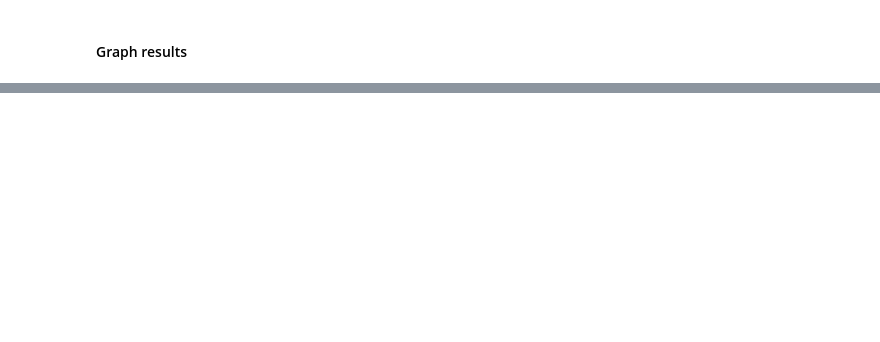
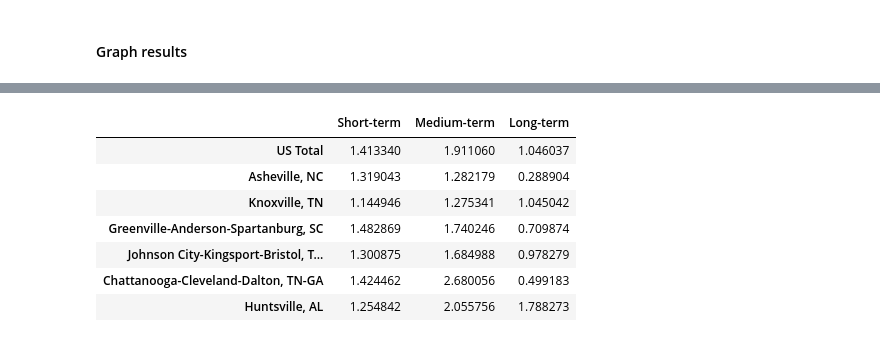
Before and after one commit to bdecon/blog_posts, a Jupyter notebook: Southern_Six/Southern_Six_6.ipynb, the cells around one changed output, grey strips where cells are left out. Drawn from its saved outputs; the diff is of its cells as text; code cells hidden in the pictures; blank space fills up the shorter version.

```diff
--- a/Southern_Six/Southern_Six_6.ipynb
+++ b/Southern_Six/Southern_Six_6.ipynb
@@ -80,0 +152,15 @@ results.drop('Total', axis=1).plot(kind='barh', stacked=True)
+# %%
+# Collect results for total, men, women in each area
+results = pd.DataFrame()
+for group in groups:
+    data = df.query(group[1])
+    data = data.query('AGE >= 16')
+    lf = data.loc[data['LFS'] != 'NILF', 'BASICWGT'].sum()
+    st = data.loc[data['UNEMPDUR'].between(0, 4), 'BASICWGT'].sum()
+    results.at[group[0], 'Short-term'] = st / lf * 100
+    mt = data.loc[data['UNEMPDUR'].between(5, 26), 'BASICWGT'].sum()
+    results.at[group[0], 'Medium-term'] = mt / lf * 100
+    lt = data.loc[data['UNEMPDUR'] > 26, 'BASICWGT'].sum()
+    results.at[group[0], 'Long-term'] = lt / lf * 100
+
+results['Total'] = results.sum(axis=1)
@@ -80,0 +175,11 @@ results.drop('Total', axis=1).plot(kind='barh', stacked=True)
+# %%
+results
+# %% [output]
+|  | Short-term | Medium-term | Long-term |
+| US Total | 1.413340 | 1.911060 | 1.046037 |
+| Asheville, NC | 1.319043 | 1.282179 | 0.288904 |
+| Knoxville, TN | 1.144946 | 1.275341 | 1.045042 |
+| Greenville-Anderson-Spartanburg, SC | 1.482869 | 1.740246 | 0.709874 |
+| Johnson City-Kingsport-Bristol, T... | 1.300875 | 1.684988 | 0.978279 |
+| Chattanooga-Cleveland-Dalton, TN-GA | 1.424462 | 2.680056 | 0.499183 |
+| Huntsville, AL | 1.254842 | 2.055756 | 1.788273 |
```
Also changed, not shown: parts of 7 cells of this notebook, 2 other files.
